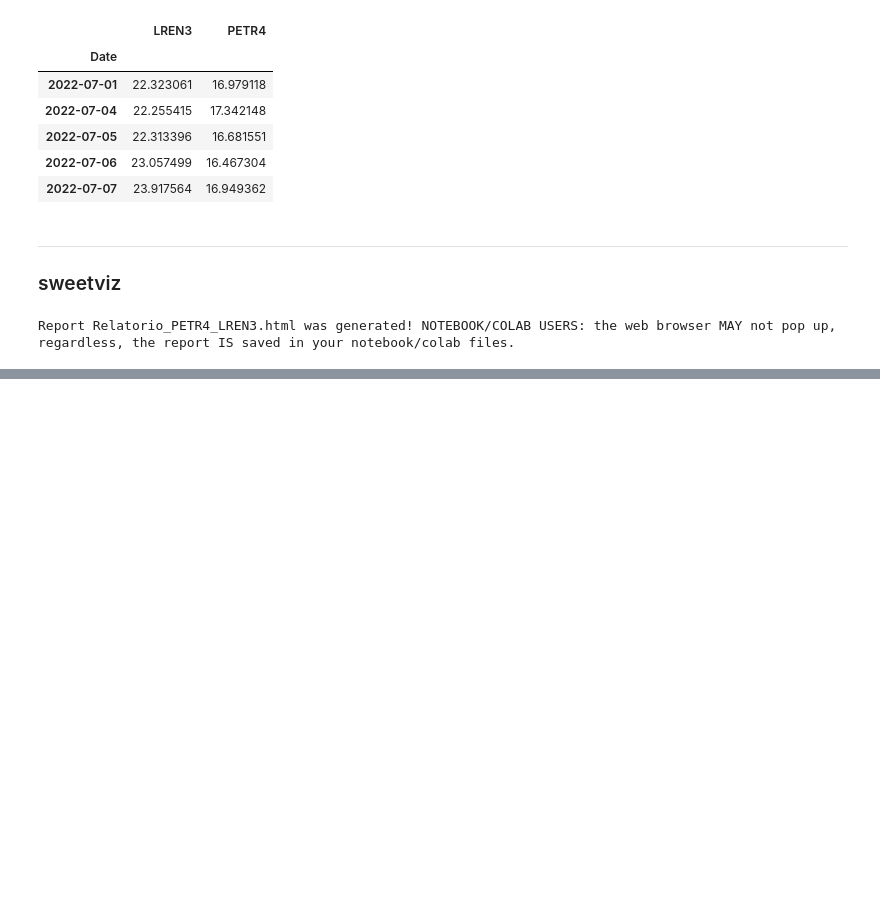
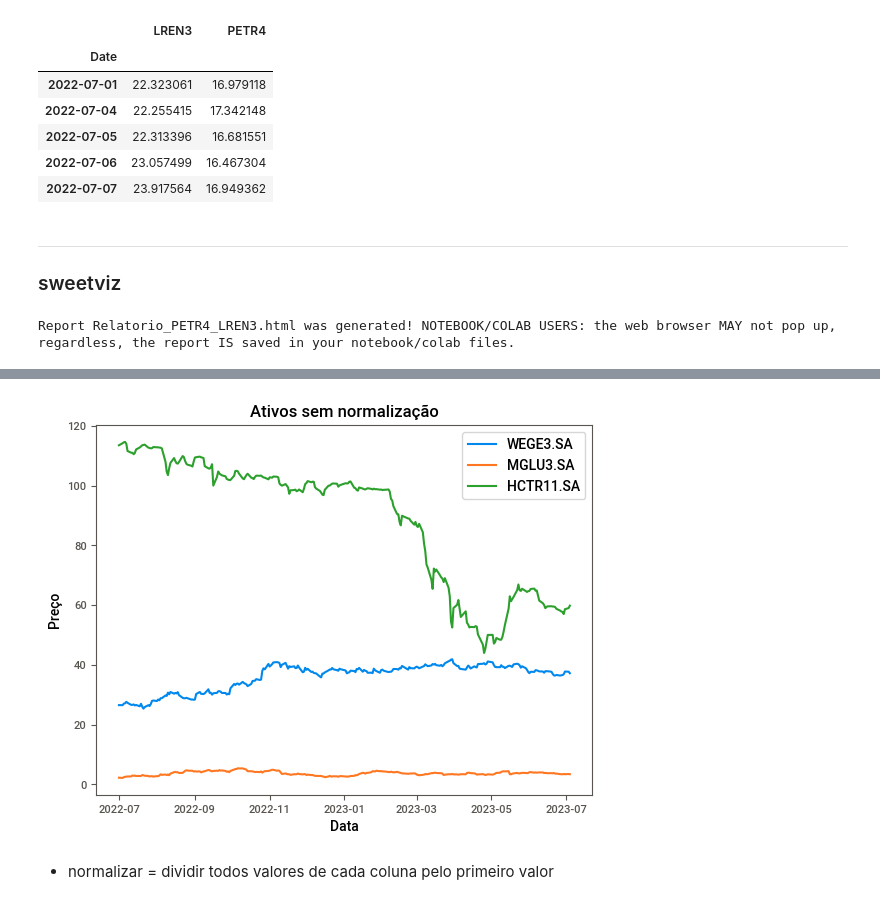
Before and after one commit to victordhn/Finance-Projects, a Jupyter notebook: Python para Finanças.ipynb, the cells around one changed output, grey strips where cells are left out. Drawn from its saved outputs; the diff is of its cells as text; code cells hidden in the pictures; blank space fills up the shorter version.

```diff
--- a/Python para Finanças.ipynb
+++ b/Python para Finanças.ipynb
@@ -141,0 +185,3 @@ Report Relatorio_PETR4_LREN3.html was generated! NOTEBOOK/COLAB USERS: the web b
+# %%
+for i in lista:
+    data[i]=pdr.data.get_data_yahoo(i, start='2022-07-01').Close
@@ -141,0 +205,12 @@ Report Relatorio_PETR4_LREN3.html was generated! NOTEBOOK/COLAB USERS: the web b
+# %%
+#plot sem normalizar
+plt.plot(data.index,data[lista2])
+plt.title('Ativos sem normalização')
+plt.xlabel('Data')
+plt.ylabel('Preço')
+plt.legend(lista2)
+plt.show()
+# %% [output]
+[figure, added]
+# %% [markdown]
+- normalizar = dividir todos valores de cada coluna pelo primeiro valor
```
Also changed, not shown: parts of 32 cells of this notebook.
